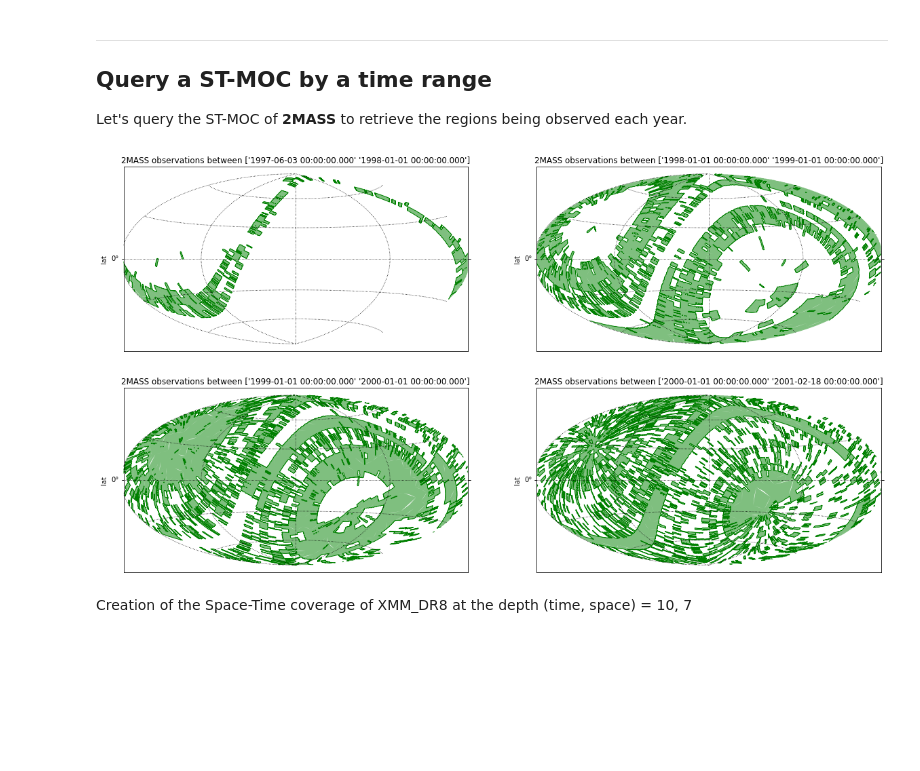
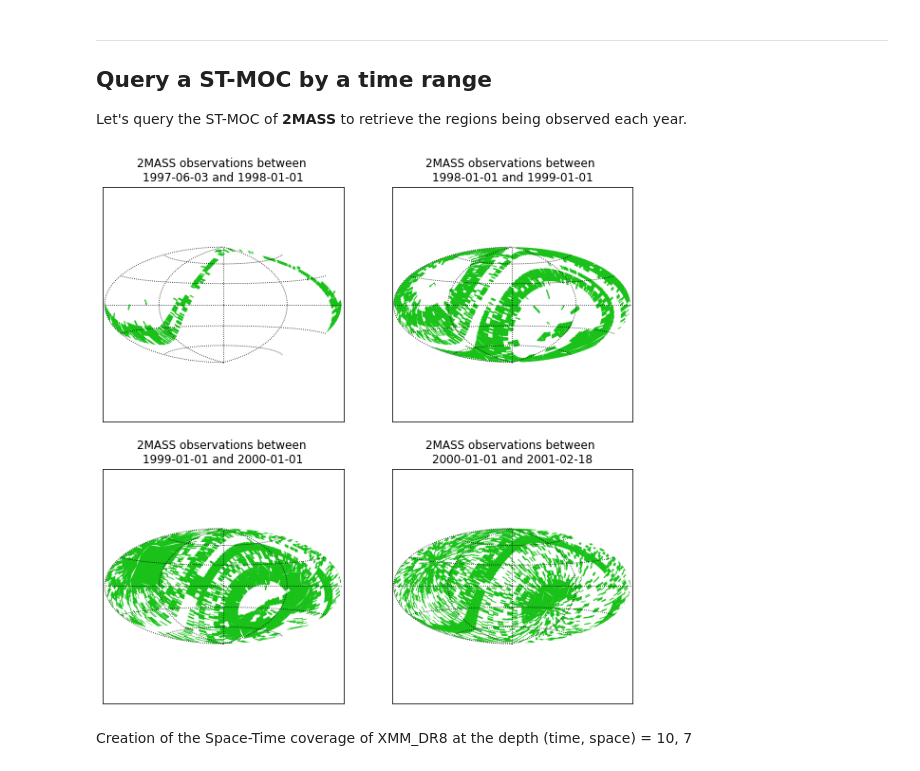
Before and after one commit to cds-astro/mocpy, a Jupyter notebook: notebooks/Space & Time coverages.ipynb, the cells around one changed output. Drawn from its saved outputs; the diff is of its cells as text; code cells hidden in the pictures; blank space fills up the shorter version.

```diff
--- a/notebooks/Space & Time coverages.ipynb
+++ b/notebooks/Space & Time coverages.ipynb
@@ -60,40 +60,40 @@ Let's query the ST-MOC of **2MASS** to retrieve the regions being observed each
 # %%
 def add_to_plot(fig, id, wcs, title, moc):
     ax = fig.add_subplot(id, projection=wcs)
 
     ax.grid(color="black", linestyle="dotted")
     ax.set_title(title)
     ax.set_xlabel('lon')
     ax.set_ylabel('lat')
 
-    moc.fill(ax=ax, wcs=wcs, alpha=0.5, fill=True, linewidth=0, color="green")
-    moc.border(ax=ax, wcs=wcs, linewidth=1, color="green")
+    moc.fill(ax=ax, wcs=wcs, alpha=0.9, fill=True, linewidth=0, color="#00bb00")
+    #moc.border(ax=ax, wcs=wcs, linewidth=1, color="green")
 
 import matplotlib.pyplot as plt
-fig = plt.figure(figsize=(20, 11))
+fig = plt.figure(figsize=(10, 10))
 
 time_ranges = Time([
         [["1997-06-03", "1998-01-01"]],
         [["1998-01-01", "1999-01-01"]],
         [["1999-01-01", "2000-01-01"]],
         [["2000-01-01", "2001-02-18"]]
-    ], format='iso', scale='tdb')
+    ], format='iso', scale='tdb', out_subfmt="date")
 with WCS(fig,
-         fov=320 * u.deg,
+         fov=330 * u.deg,
          center=SkyCoord(0, 0, unit='deg', frame='galactic'),
          coordsys="galactic",
          rotation=Angle(0, u.degree),
          projection="AIT") as wcs:
 
     for i in range(0, 4):
         moc_2mass = two_mass.query_by_time(time_ranges[i])
-        title = "2MASS observations between {0}".format(time_ranges[i][0])
+        title = "2MASS observations between \n{0} and {1}".format(time_ranges[i][0, 0].iso, time_ranges[i][0, 1].iso)
         id_subplot = int("22" + str(i+1))
         add_to_plot(fig, id_subplot, wcs, title, moc_2mass)
 
 plt.show()
 # %% [output]
-[figure, old version]
+[figure, new version]
 # %% [markdown]
 Creation of the Space-Time coverage of XMM_DR8 at the depth (time, space) = 10, 7
 # %%
```
Also changed, not shown: parts of 5 cells of this notebook.
